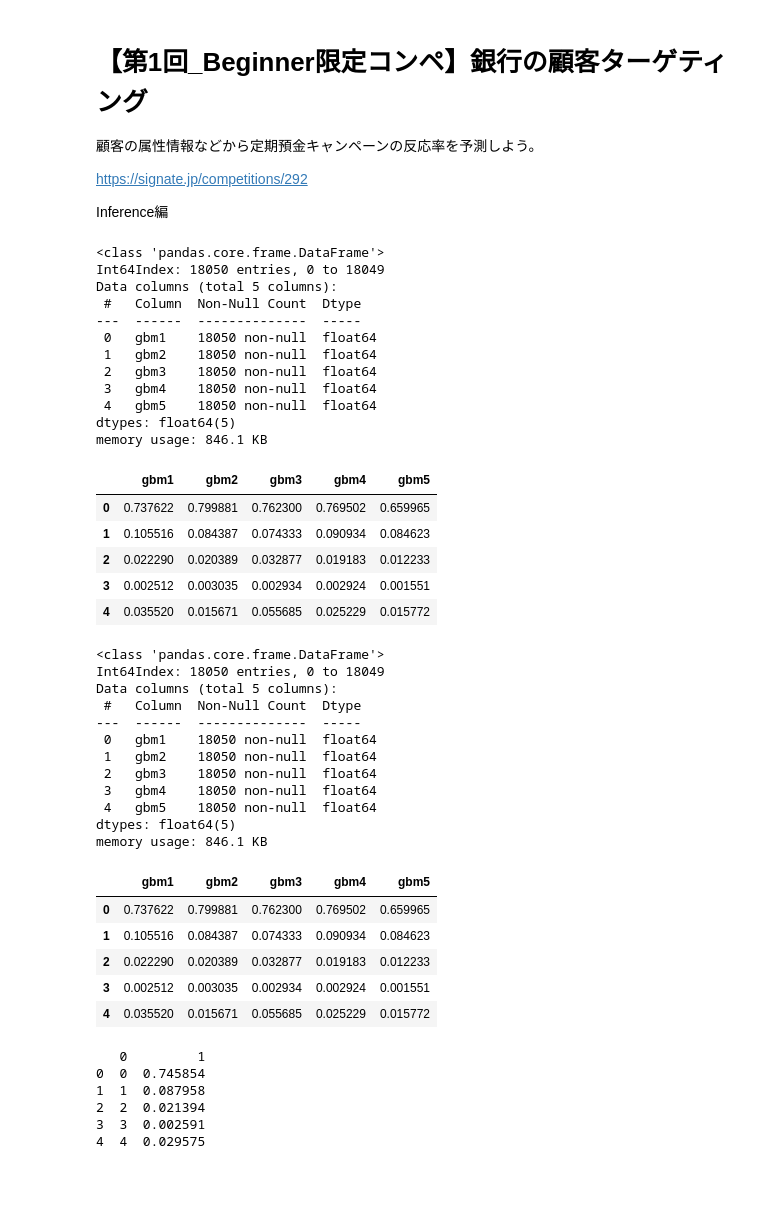
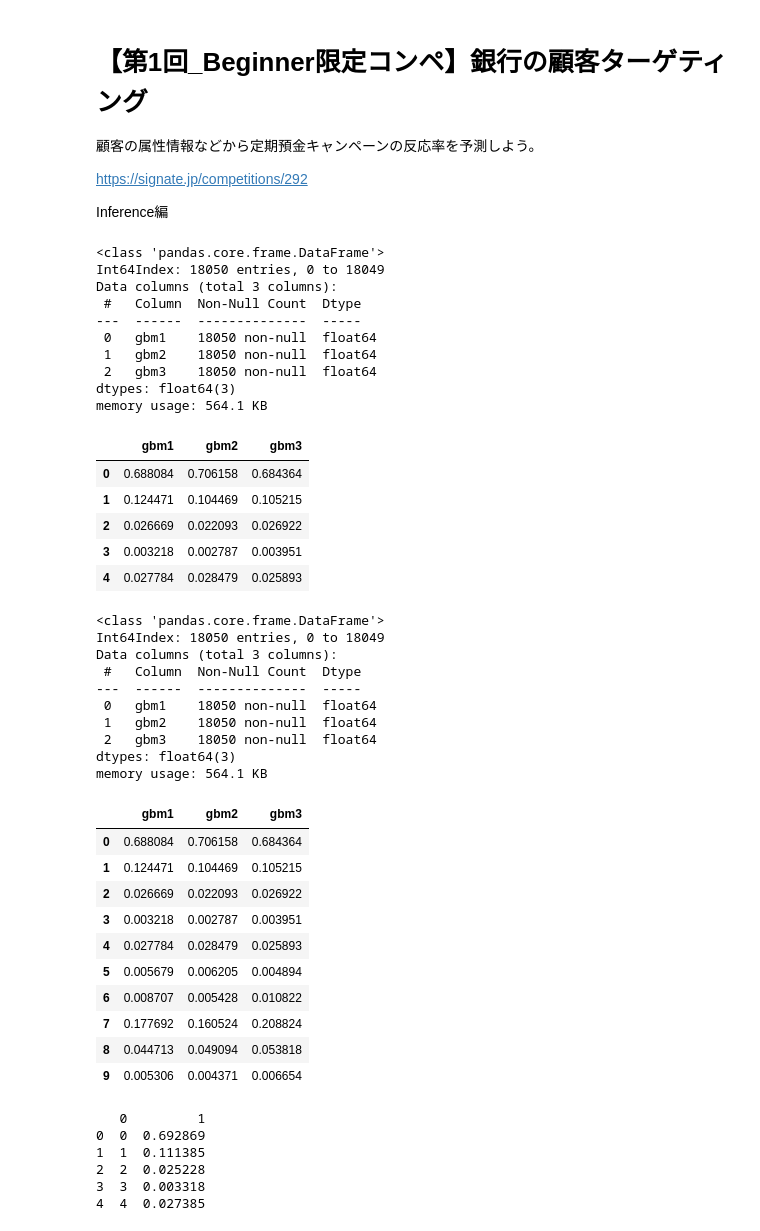
Before and after one commit to IMOKURI/signate-292, a Jupyter notebook: Inference.ipynb, the cells around one changed output. Saved outputs shown, nothing was run; the diff lists cells and outputs as text; code cells hidden in the pictures; blank space fills up the shorter version.

```diff
--- a/Inference.ipynb
+++ b/Inference.ipynb
@@ -18,11 +18,11 @@ submit_df = pd.read_csv('submit_sample.csv', header=None)
 
 files = {}
 
-files['gbm1'] = 'submit-Copy1.csv'
-files['gbm2'] = 'submit-Copy2.csv'
-files['gbm3'] = 'submit-Copy3.csv'
-files['gbm4'] = 'submit-Copy4.csv'
-files['gbm5'] = 'submit-Copy5.csv'
+files['gbm1'] = 'submit-lg-Copy1.csv'
+files['gbm2'] = 'submit-lg-Copy2.csv'
+files['gbm3'] = 'submit-lg-Copy3.csv'
+#files['gbm4'] = 'submit-lg-Copy4.csv'
+#files['gbm5'] = 'submit-lg-Copy5.csv'
 
 #files['rf1'] = 'submit-rf-Copy1.csv'
 #files['rf2'] = 'submit-rf-Copy2.csv'
@@ -30,6 +30,12 @@ files['gbm5'] = 'submit-Copy5.csv'
 #files['rf4'] = 'submit-rf-Copy4.csv'
 #files['rf5'] = 'submit-rf-Copy5.csv'
 
+#files['xg1'] = 'submit-xg-Copy1.csv'
+#files['xg2'] = 'submit-xg-Copy2.csv'
+#files['xg3'] = 'submit-xg-Copy3.csv'
+#files['xg4'] = 'submit-xg-Copy4.csv'
+#files['xg5'] = 'submit-xg-Copy5.csv'
+
 #files['nn'] = 'submit.csv'
 # %%
 dfs = []
@@ -43,64 +49,65 @@ _submission.head()
 # %% [output]
 <class 'pandas.core.frame.DataFrame'>
 Int64Index: 18050 entries, 0 to 18049
-Data columns (total 5 columns):
+Data columns (total 3 columns):
  #   Column  Non-Null Count  Dtype
 ---  ------  --------------  -----
  0   gbm1    18050 non-null  float64
  1   gbm2    18050 non-null  float64
  2   gbm3    18050 non-null  float64
- 3   gbm4    18050 non-null  float64
- 4   gbm5    18050 non-null  float64
-dtypes: float64(5)
-memory usage: 846.1 KB
+dtypes: float64(3)
+memory usage: 564.1 KB
-|  | gbm1 | gbm2 | gbm3 | gbm4 | gbm5 |
-| 0 | 0.737622 | 0.799881 | 0.762300 | 0.769502 | 0.659965 |
-| 1 | 0.105516 | 0.084387 | 0.074333 | 0.090934 | 0.084623 |
-| 2 | 0.022290 | 0.020389 | 0.032877 | 0.019183 | 0.012233 |
-| 3 | 0.002512 | 0.003035 | 0.002934 | 0.002924 | 0.001551 |
-| 4 | 0.035520 | 0.015671 | 0.055685 | 0.025229 | 0.015772 |
+|  | gbm1 | gbm2 | gbm3 |
+| 0 | 0.688084 | 0.706158 | 0.684364 |
+| 1 | 0.124471 | 0.104469 | 0.105215 |
+| 2 | 0.026669 | 0.022093 | 0.026922 |
+| 3 | 0.003218 | 0.002787 | 0.003951 |
+| 4 | 0.027784 | 0.028479 | 0.025893 |
 # %%
 #submission_pg = sns.pairplot(_submission)
 #submission_pg.savefig('submission_df.png')
 # %%
 # Rank Average
 #for key in files.keys():
 #    _submission[key + '_rank'] = _submission[key].rank()
 
 #_submission['rank_sum'] = np.sum(_submission[col] for col in _submission.columns if '_rank' in col)
 #_submission['target'] = _submission['rank_sum'] / (len(files) * _submission.shape[0])
 _submission.info()
-_submission.head()
+_submission.head(10)
 # %% [output]
 <class 'pandas.core.frame.DataFrame'>
 Int64Index: 18050 entries, 0 to 18049
-Data columns (total 5 columns):
+Data columns (total 3 columns):
  #   Column  Non-Null Count  Dtype
 ---  ------  --------------  -----
  0   gbm1    18050 non-null  float64
  1   gbm2    18050 non-null  float64
  2   gbm3    18050 non-null  float64
- 3   gbm4    18050 non-null  float64
- 4   gbm5    18050 non-null  float64
-dtypes: float64(5)
-memory usage: 846.1 KB
+dtypes: float64(3)
+memory usage: 564.1 KB
-|  | gbm1 | gbm2 | gbm3 | gbm4 | gbm5 |
-| 0 | 0.737622 | 0.799881 | 0.762300 | 0.769502 | 0.659965 |
-| 1 | 0.105516 | 0.084387 | 0.074333 | 0.090934 | 0.084623 |
-| 2 | 0.022290 | 0.020389 | 0.032877 | 0.019183 | 0.012233 |
-| 3 | 0.002512 | 0.003035 | 0.002934 | 0.002924 | 0.001551 |
-| 4 | 0.035520 | 0.015671 | 0.055685 | 0.025229 | 0.015772 |
+|  | gbm1 | gbm2 | gbm3 |
+| 0 | 0.688084 | 0.706158 | 0.684364 |
+| 1 | 0.124471 | 0.104469 | 0.105215 |
+| 2 | 0.026669 | 0.022093 | 0.026922 |
+| 3 | 0.003218 | 0.002787 | 0.003951 |
+| 4 | 0.027784 | 0.028479 | 0.025893 |
+| 5 | 0.005679 | 0.006205 | 0.004894 |
+| 6 | 0.008707 | 0.005428 | 0.010822 |
+| 7 | 0.177692 | 0.160524 | 0.208824 |
+| 8 | 0.044713 | 0.049094 | 0.053818 |
+| 9 | 0.005306 | 0.004371 | 0.006654 |
 # %%
 #submit_df[1] = _submission.iloc[:,-1]
-submit_df[1] = _submission.sum(axis=1) / 5
+submit_df[1] = _submission.sum(axis=1) / 3
 
 print(submit_df.head())
 
 submit_df.to_csv('submit_ensemble.csv', header=False, index=False)
 # %% [output]
    0         1
-0  0  0.745854
-1  1  0.087958
-2  2  0.021394
-3  3  0.002591
-4  4  0.029575
+0  0  0.692869
+1  1  0.111385
+2  2  0.025228
+3  3  0.003318
+4  4  0.027385
```
Also changed, not shown: 4 other files.
